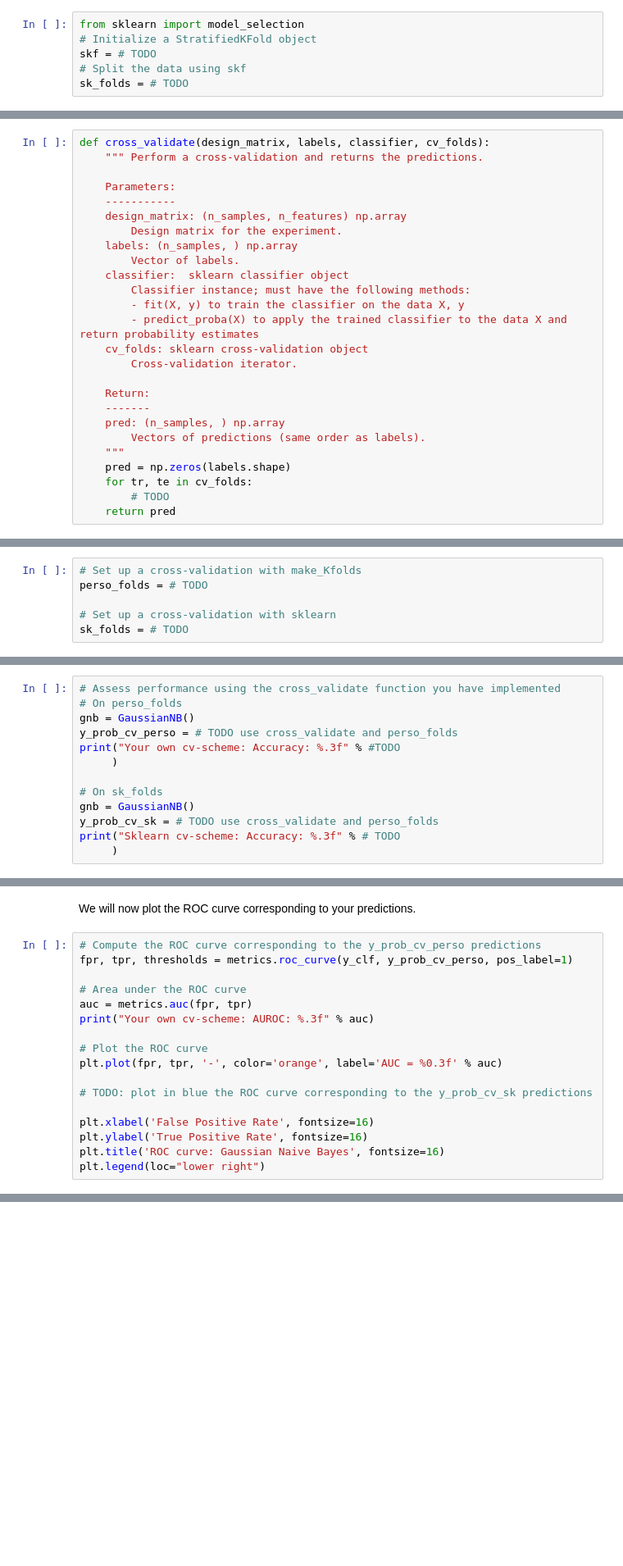
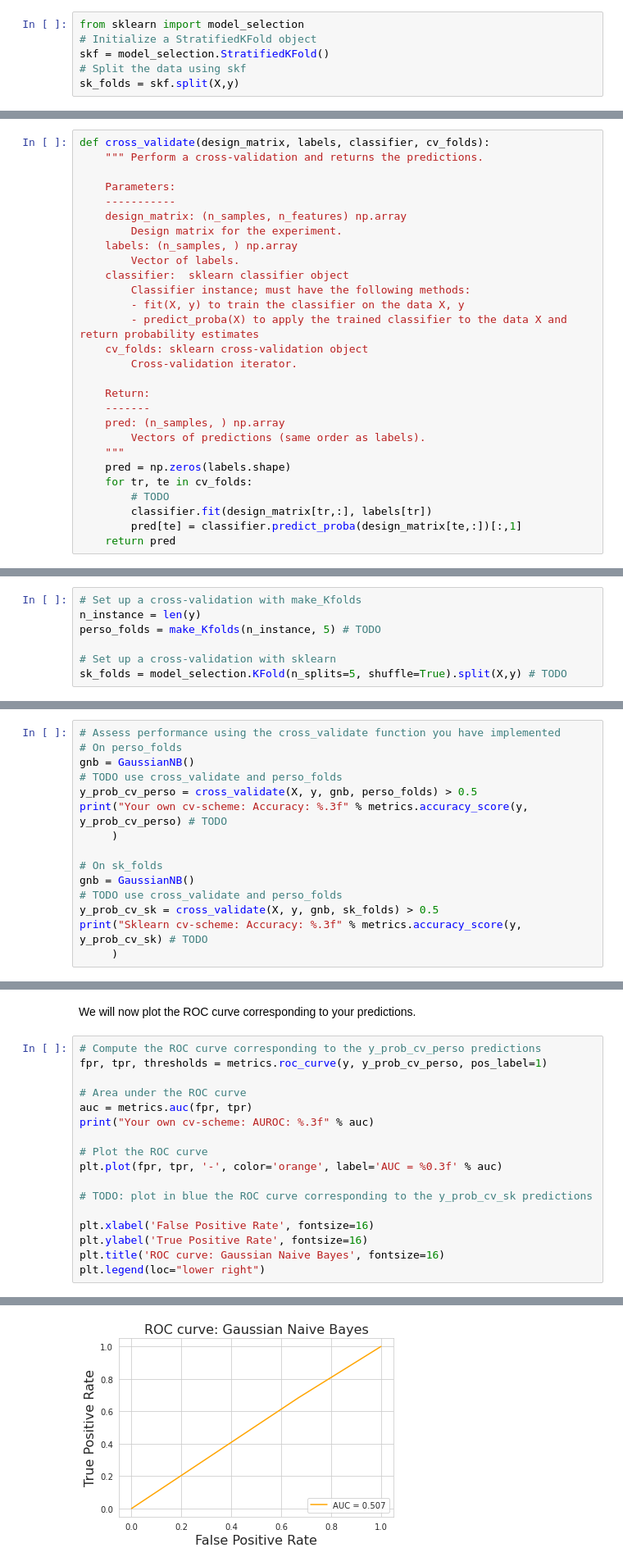
Before and after one commit to abdeljelilmaadi/2022-mines-HPC-AI-TD, a Jupyter notebook: 03-ProjectIntro.ipynb, the cells around one changed output, grey strips where cells are left out. Shown at 82% size. Drawn from its saved outputs; the diff is of its cells as text; blank space fills up the shorter version.

```diff
--- a/03-ProjectIntro.ipynb
+++ b/03-ProjectIntro.ipynb
@@ -102,9 +141,9 @@ print(y)
 # %%
 from sklearn import model_selection
 # Initialize a StratifiedKFold object
-skf = # TODO
+skf = model_selection.StratifiedKFold()
 # Split the data using skf
-sk_folds = # TODO
+sk_folds = skf.split(X,y)
 # %%
 # This is one way to access the training and test points
 for ix, (tr, te) in enumerate(sk_folds):
@@ -150,6 +205,8 @@ def cross_validate(design_matrix, labels, classifier, cv_folds):
     pred = np.zeros(labels.shape)
     for tr, te in cv_folds:
         # TODO
+        classifier.fit(design_matrix[tr,:], labels[tr])
+        pred[te] = classifier.predict_proba(design_matrix[te,:])[:,1]
     return pred
 # %%
 # To check whether your function runs properly, you can use the following
@@ -391,7 +589,8 @@ __Answer:__
 We will now use the function `make_Kfolds` you have implemented in the first section to evaluate the accuracy of your model via a 5-fold cross-validation scheme. We will compare the results you obtained with those you get with scikit-learn's implementation of the cross-validation scheme.
 # %%
 # Set up a cross-validation with make_Kfolds
-perso_folds = # TODO
+n_instance = len(y)
+perso_folds = make_Kfolds(n_instance, 5) # TODO
 
 # Set up a cross-validation with sklearn
-sk_folds = # TODO
+sk_folds = model_selection.KFold(n_splits=5, shuffle=True).split(X,y) # TODO
@@ -399,12 +600,14 @@ sk_folds = # TODO
 # Assess performance using the cross_validate function you have implemented
 # On perso_folds
 gnb = GaussianNB()
-y_prob_cv_perso = # TODO use cross_validate and perso_folds
-print("Your own cv-scheme: Accuracy: %.3f" % #TODO
+# TODO use cross_validate and perso_folds
+y_prob_cv_perso = cross_validate(X, y, gnb, perso_folds) > 0.5
+print("Your own cv-scheme: Accuracy: %.3f" % metrics.accuracy_score(y, y_prob_cv_perso) # TODO
      )
 
 # On sk_folds
 gnb = GaussianNB()
-y_prob_cv_sk = # TODO use cross_validate and perso_folds
-print("Sklearn cv-scheme: Accuracy: %.3f" % # TODO
+# TODO use cross_validate and perso_folds
+y_prob_cv_sk = cross_validate(X, y, gnb, sk_folds) > 0.5
+print("Sklearn cv-scheme: Accuracy: %.3f" % metrics.accuracy_score(y, y_prob_cv_sk) # TODO
      )
@@ -412,7 +618,7 @@ print("Sklearn cv-scheme: Accuracy: %.3f" % # TODO
 We will now plot the ROC curve corresponding to your predictions.
 # %%
 # Compute the ROC curve corresponding to the y_prob_cv_perso predictions
-fpr, tpr, thresholds = metrics.roc_curve(y_clf, y_prob_cv_perso, pos_label=1)
+fpr, tpr, thresholds = metrics.roc_curve(y, y_prob_cv_perso, pos_label=1)
 
 # Area under the ROC curve
 auc = metrics.auc(fpr, tpr)
@@ -427,3 +633,4 @@ plt.xlabel('False Positive Rate', fontsize=16)
 plt.ylabel('True Positive Rate', fontsize=16)
 plt.title('ROC curve: Gaussian Naive Bayes', fontsize=16)
 plt.legend(loc="lower right")
+# %% [output]
@@ -430,3 +639,4 @@ plt.legend(loc="lower right")
+[figure, added]
 # %% [markdown]
 __Question:__ The `sklearn.cross_validation` module provides some utilities to make cross-validated predictions. Compare the results you obtained to what they return.
 
```
Also changed, not shown: parts of 30 cells of this notebook, 8 other files.
